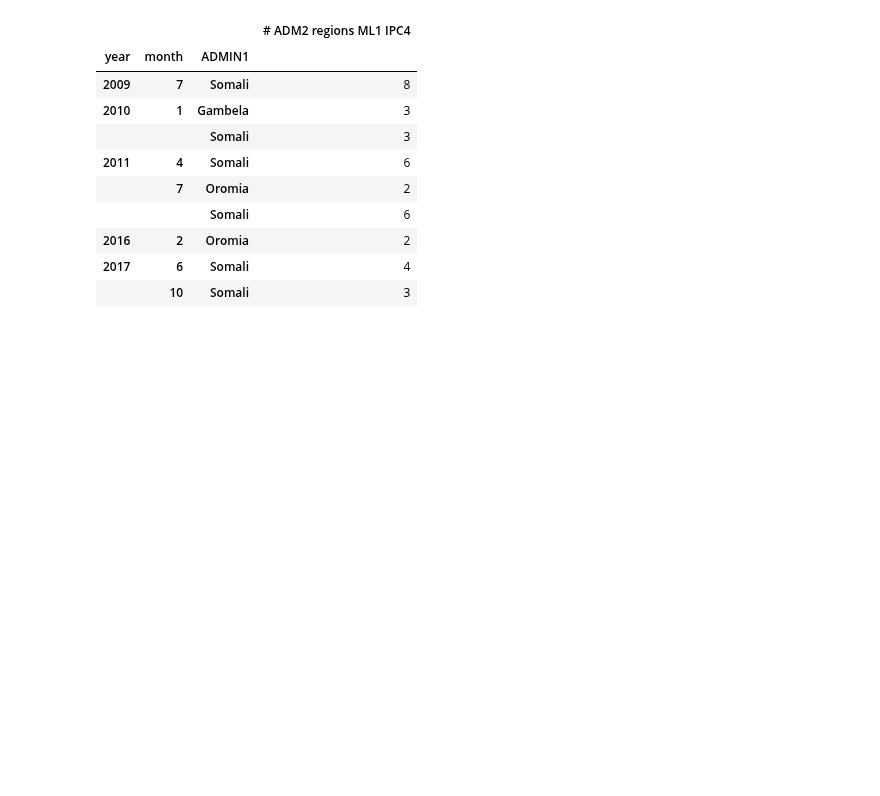
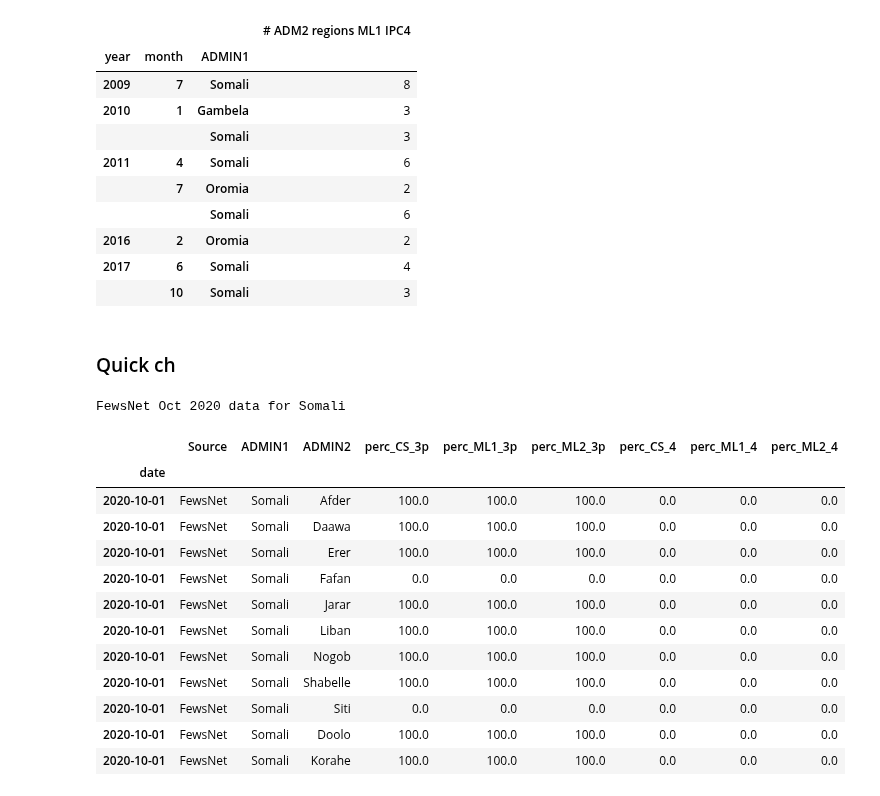
Before and after one commit to OCHA-DAP/pa-aa-food-insecurity, a Jupyter notebook: ethiopia/IPC_ThresholdAnalysis.ipynb, the cells around one changed output. Drawn from its saved outputs; the diff is of its cells as text; code cells hidden in the pictures; blank space fills up the shorter version.

Commit message:
Quick adm2 analysis

```diff
--- a/ethiopia/IPC_ThresholdAnalysis.ipynb
+++ b/ethiopia/IPC_ThresholdAnalysis.ipynb
@@ -617,3 +617,5 @@ Analysis b): 2 or more ADMIN2 regions have IPC4 >= 20% in ML1
 | 2016 | 2 | Oromia | 2 |
 | 2017 | 6 | Somali | 4 |
 |  | 10 | Somali | 3 |
+# %% [markdown]
+### Quick ch
@@ -619,0 +624,22 @@ Analysis b): 2 or more ADMIN2 regions have IPC4 >= 20% in ML1
+# %%
+df_trigadmt=pd.read_csv("Data/IPC_trigger/trigger_results_admin2.csv")
+# %%
+df_oct=df_trigadmt[df_trigadmt.date=="2020-10-01"]
+# %%
+print("FewsNet Oct 2020 data for Somali")
+df_oct[df_trigadmt.ADMIN1=="Somali"][["date","Source","ADMIN1","ADMIN2","perc_CS_3p","perc_ML1_3p","perc_ML2_3p","perc_CS_4","perc_ML1_4","perc_ML2_4"]].set_index("date")
+# %% [output]
+FewsNet Oct 2020 data for Somali
+|  | Source | ADMIN1 | ADMIN2 | perc_CS_3p | perc_ML1_3p | perc_ML2_3p | perc_CS_4 | perc_ML1_4 | perc_ML2_4 |
+| date |  |  |  |  |  |  |  |  |  |
+| 2020-10-01 | FewsNet | Somali | Afder | 100.0 | 100.0 | 100.0 | 0.0 | 0.0 | 0.0 |
+| 2020-10-01 | FewsNet | Somali | Daawa | 100.0 | 100.0 | 100.0 | 0.0 | 0.0 | 0.0 |
+| 2020-10-01 | FewsNet | Somali | Erer | 100.0 | 100.0 | 100.0 | 0.0 | 0.0 | 0.0 |
+| 2020-10-01 | FewsNet | Somali | Fafan | 0.0 | 0.0 | 0.0 | 0.0 | 0.0 | 0.0 |
+| 2020-10-01 | FewsNet | Somali | Jarar | 100.0 | 100.0 | 100.0 | 0.0 | 0.0 | 0.0 |
+| 2020-10-01 | FewsNet | Somali | Liban | 100.0 | 100.0 | 100.0 | 0.0 | 0.0 | 0.0 |
+| 2020-10-01 | FewsNet | Somali | Nogob | 100.0 | 100.0 | 100.0 | 0.0 | 0.0 | 0.0 |
+| 2020-10-01 | FewsNet | Somali | Shabelle | 100.0 | 100.0 | 100.0 | 0.0 | 0.0 | 0.0 |
+| 2020-10-01 | FewsNet | Somali | Siti | 0.0 | 0.0 | 0.0 | 0.0 | 0.0 | 0.0 |
+| 2020-10-01 | FewsNet | Somali | Doolo | 100.0 | 100.0 | 100.0 | 0.0 | 0.0 | 0.0 |
+| 2020-10-01 | FewsNet | Somali | Korahe | 100.0 | 100.0 | 100.0 | 0.0 | 0.0 | 0.0 |
```
Also changed, not shown: parts of 1 cell of this notebook.
